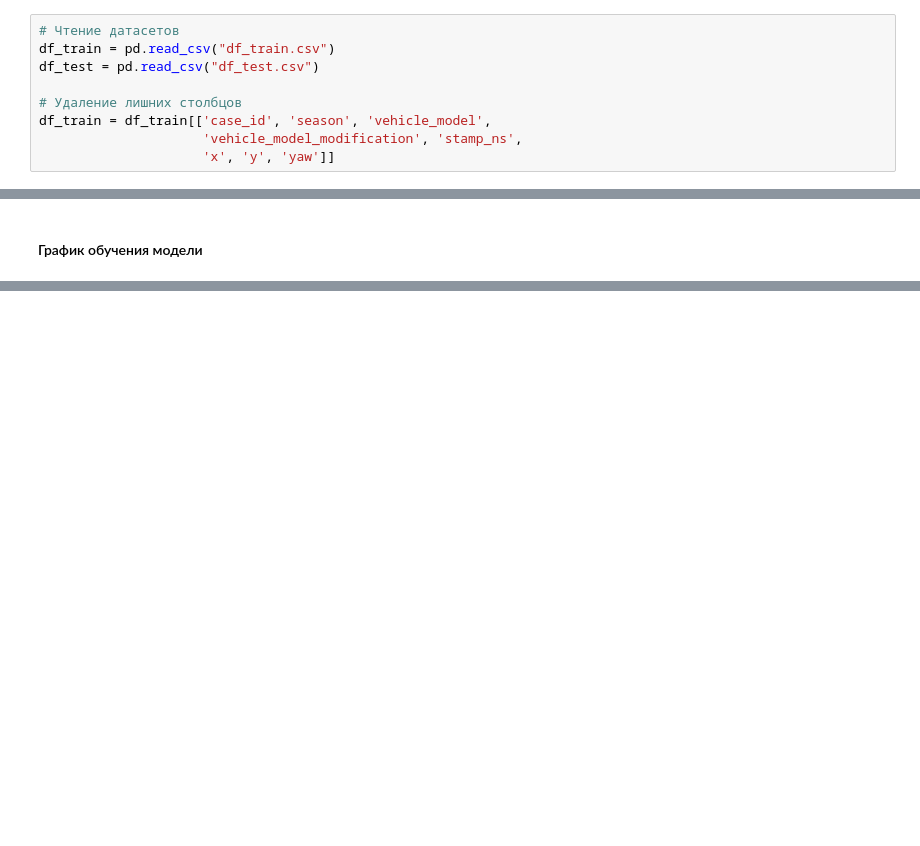
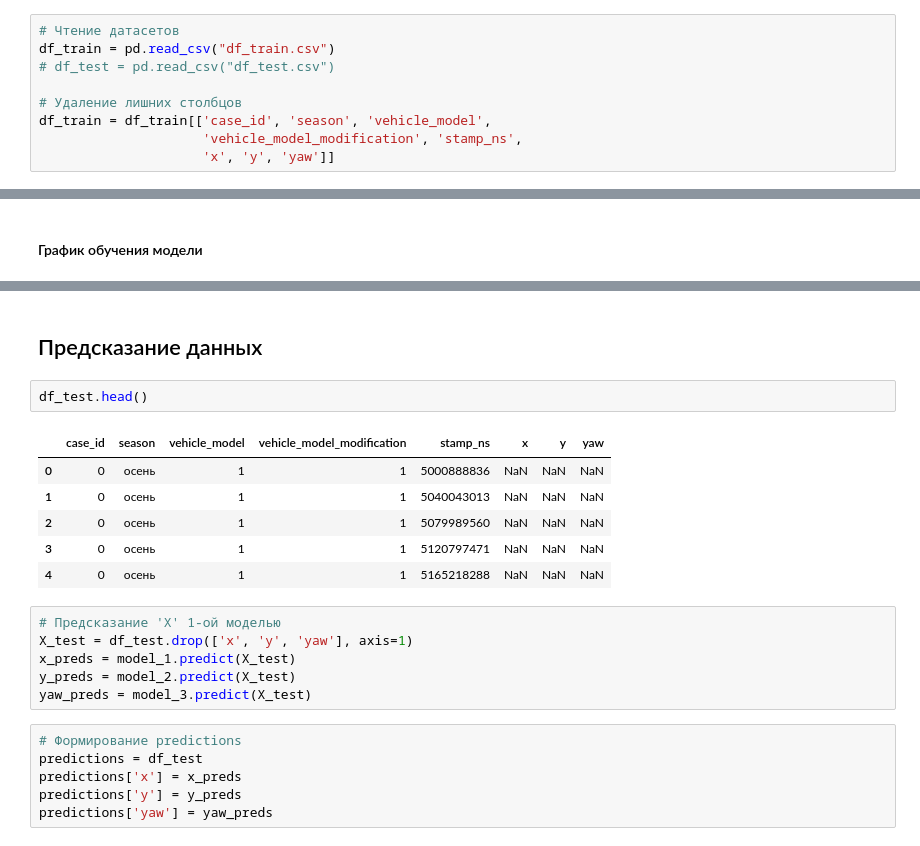
Before and after one commit to makea2018/YaCup-ML-Self-Driving-Cars, a Jupyter notebook: notebooks/classical_ml.ipynb, the cells around one changed output, grey strips where cells are left out. Saved outputs shown, nothing was run; the diff lists cells and outputs as text; blank space fills up the shorter version.

```diff
--- a/notebooks/classical_ml.ipynb
+++ b/notebooks/classical_ml.ipynb
@@ -264,7 +264,7 @@ import matplotlib.pyplot as plt
 # %%
 # Чтение датасетов
 df_train = pd.read_csv("df_train.csv")
-df_test = pd.read_csv("df_test.csv")
+# df_test = pd.read_csv("df_test.csv")
 
 # Удаление лишних столбцов
 df_train = df_train[['case_id', 'season', 'vehicle_model',
@@ -466,0 +561,23 @@ plt.show()
+# %% [markdown]
+## Предсказание данных
+# %%
+df_test.head()
+# %% [output]
+|  | case_id | season | vehicle_model | vehicle_model_modification | stamp_ns | x | y | yaw |
+| 0 | 0 | осень | 1 | 1 | 5000888836 | NaN | NaN | NaN |
+| 1 | 0 | осень | 1 | 1 | 5040043013 | NaN | NaN | NaN |
+| 2 | 0 | осень | 1 | 1 | 5079989560 | NaN | NaN | NaN |
+| 3 | 0 | осень | 1 | 1 | 5120797471 | NaN | NaN | NaN |
+| 4 | 0 | осень | 1 | 1 | 5165218288 | NaN | NaN | NaN |
+# %%
+# Предсказание 'X' 1-ой моделью
+X_test = df_test.drop(['x', 'y', 'yaw'], axis=1)
+x_preds = model_1.predict(X_test)
+y_preds = model_2.predict(X_test)
+yaw_preds = model_3.predict(X_test)
+# %%
+# Формирование predictions
+predictions = df_test
+predictions['x'] = x_preds
+predictions['y'] = y_preds
+predictions['yaw'] = yaw_preds
```
Also changed, not shown: parts of 27 cells of this notebook.
